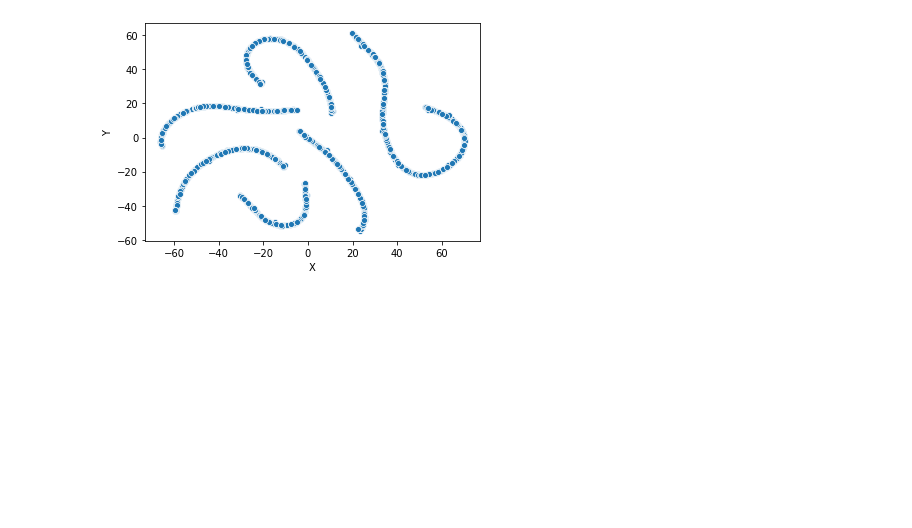
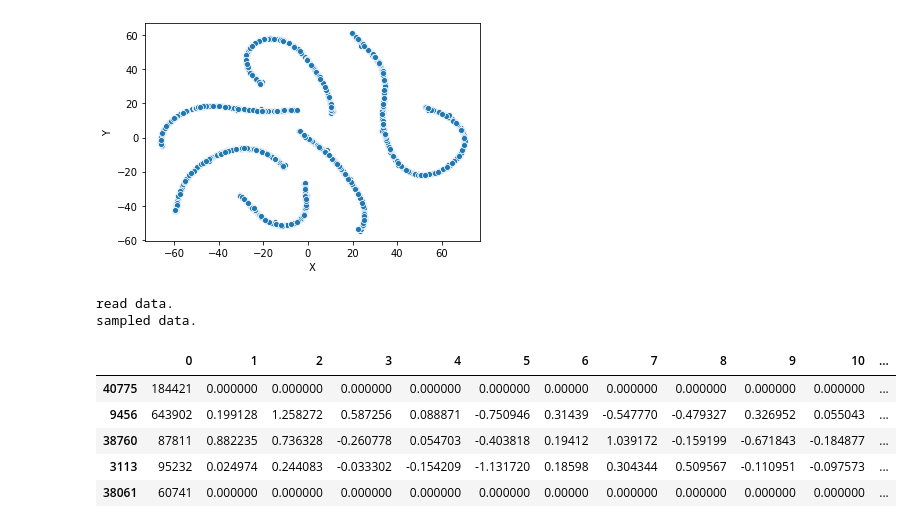
Before and after one commit to Ambbbbberwang/guess_u_like, a Jupyter notebook: OLD/ScratchWork.ipynb, the cells around one changed output. Cells and saved outputs as stored; diff of their text form; code cells hidden in the pictures; blank space fills up the shorter version.

```diff
--- a/OLD/ScratchWork.ipynb
+++ b/OLD/ScratchWork.ipynb
@@ -234,0 +240,32 @@ sns.scatterplot(x="X", y="Y", data=tsne_df)
+# %%
+#import matplotlib
+#matplotlib.use('Agg')
+
+import matplotlib.pyplot as plt
+import seaborn as sns
+from sklearn.manifold import TSNE
+import pandas as pd
+from glob import glob
+from sklearn import preprocessing
+
+filename = '/Users/lisacombs/Documents/BIGDATA/final-project-guess_u_like/part-00000-d06f1a4f-d24f-4454-aed8-054eed089035-c000.csv'
+filename=path
+items = pd.read_csv(filename, engine='python', header=None)
+print('read data.')
+#print(items.head())
+num_features = items.shape[1]
+
+# sample data
+items = items.sample(n=sample, random_state=seed, replace=False)
+print('sampled data.')
+
+items.head()
+# %% [output]
+read data.
+sampled data.
+|  | 0 | 1 | 2 | 3 | 4 | 5 | 6 | 7 | 8 | 9 | 10 | ... |
+| 40775 | 184421 | 0.000000 | 0.000000 | 0.000000 | 0.000000 | 0.000000 | 0.00000 | 0.000000 | 0.000000 | 0.000000 | 0.000000 | ... |
+| 9456 | 643902 | 0.199128 | 1.258272 | 0.587256 | 0.088871 | -0.750946 | 0.31439 | -0.547770 | -0.479327 | 0.326952 | 0.055043 | ... |
+| 38760 | 87811 | 0.882235 | 0.736328 | -0.260778 | 0.054703 | -0.403818 | 0.19412 | 1.039172 | -0.159199 | -0.671843 | -0.184877 | ... |
+| 3113 | 95232 | 0.024974 | 0.244083 | -0.033302 | -0.154209 | -1.131720 | 0.18598 | 0.304344 | 0.509567 | -0.110951 | -0.097573 | ... |
+| 38061 | 60741 | 0.000000 | 0.000000 | 0.000000 | 0.000000 | 0.000000 | 0.00000 | 0.000000 | 0.000000 | 0.000000 | 0.000000 | ... |
```
Also changed, not shown: parts of 8 cells of this notebook, 1 other file.
